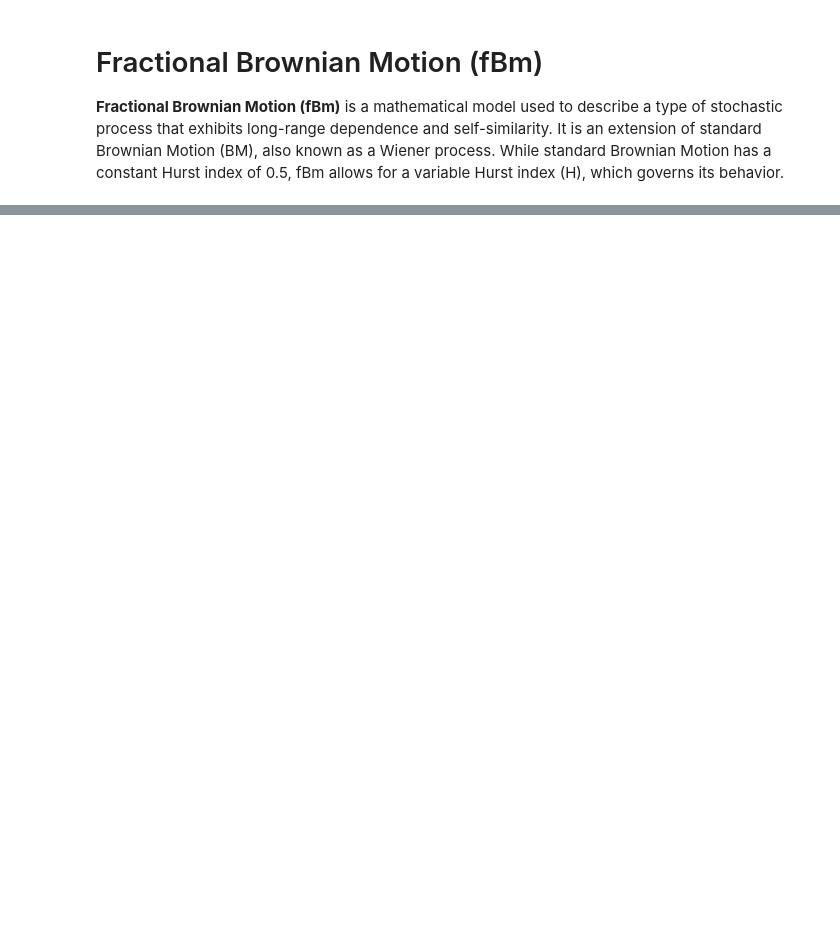
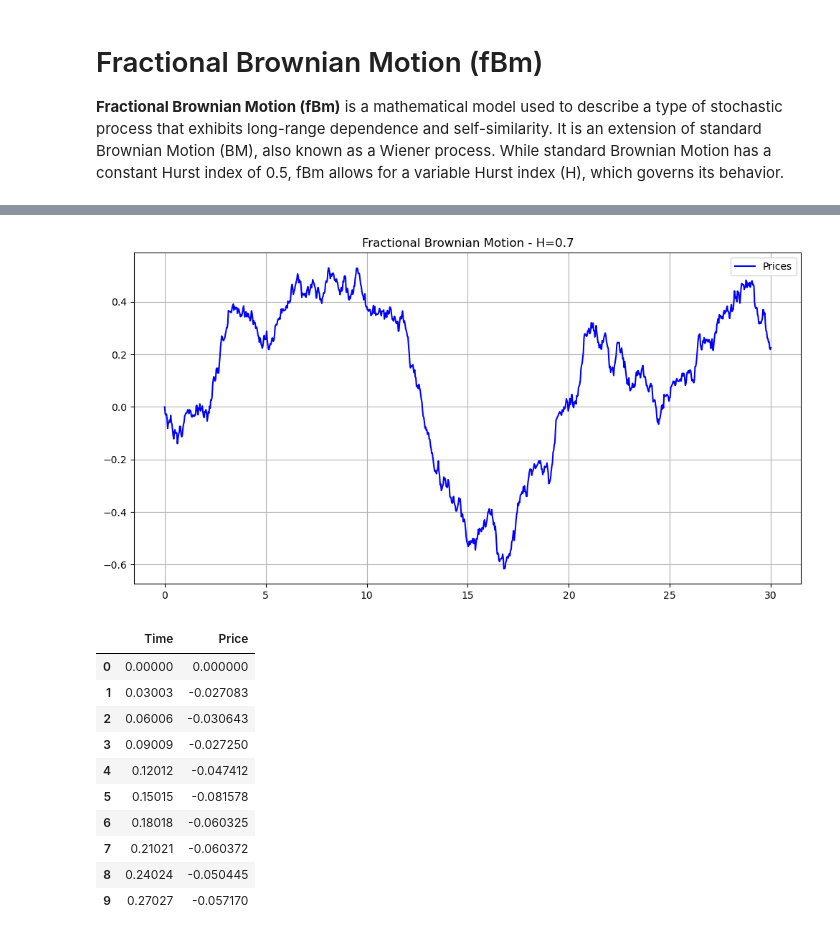
Before and after one commit to JordiCorbilla/QuantitativeFinance, a Jupyter notebook: 01-Stochastic Processes/01 - Fractional Brownian Motion.ipynb, the cells around one changed output, grey strips where cells are left out. Drawn from its saved outputs; the diff is of its cells as text; code cells hidden in the pictures; blank space fills up the shorter version.

Commit message:
update brownian motion

```diff
--- a/01-Stochastic Processes/01 - Fractional Brownian Motion.ipynb
+++ b/01-Stochastic Processes/01 - Fractional Brownian Motion.ipynb
@@ -48,0 +73,35 @@ plot_brownian_motion(fbm)
+# %%
+def generate_fbm(n, Hurst_index):
+    # Generate an fBm path
+    t = np.linspace(0, 30, n)
+    fbm_path = fbm.fbm(n-1, Hurst_index)
+
+    # Create a DataFrame
+    df = pd.DataFrame({'Time': t, 'Price': fbm_path})
+
+    return df
+# %%
+# Parameters
+n = 1000  # Number of points in the fBm path
+Hurst_index = 0.6  # Hurst index (controls the roughness of the path)
+
+# Generate an fBm path and store it in a DataFrame
+fbm_df = generate_fbm(n, Hurst_index)
+
+# Print the first few rows of the DataFrame
+fbm_df.to_csv('fractional_brownian_motion_fbm.csv', index=False)
+plot_brownian_motion(fbm_df)
+fbm_df.head(10)
+# %% [output]
+[figure, added]
+|  | Time | Price |
+| 0 | 0.00000 | 0.000000 |
+| 1 | 0.03003 | -0.027083 |
+| 2 | 0.06006 | -0.030643 |
+| 3 | 0.09009 | -0.027250 |
+| 4 | 0.12012 | -0.047412 |
+| 5 | 0.15015 | -0.081578 |
+| 6 | 0.18018 | -0.060325 |
+| 7 | 0.21021 | -0.060372 |
+| 8 | 0.24024 | -0.050445 |
+| 9 | 0.27027 | -0.057170 |
```
Also changed, not shown: parts of 5 cells of this notebook, 2 other files.
